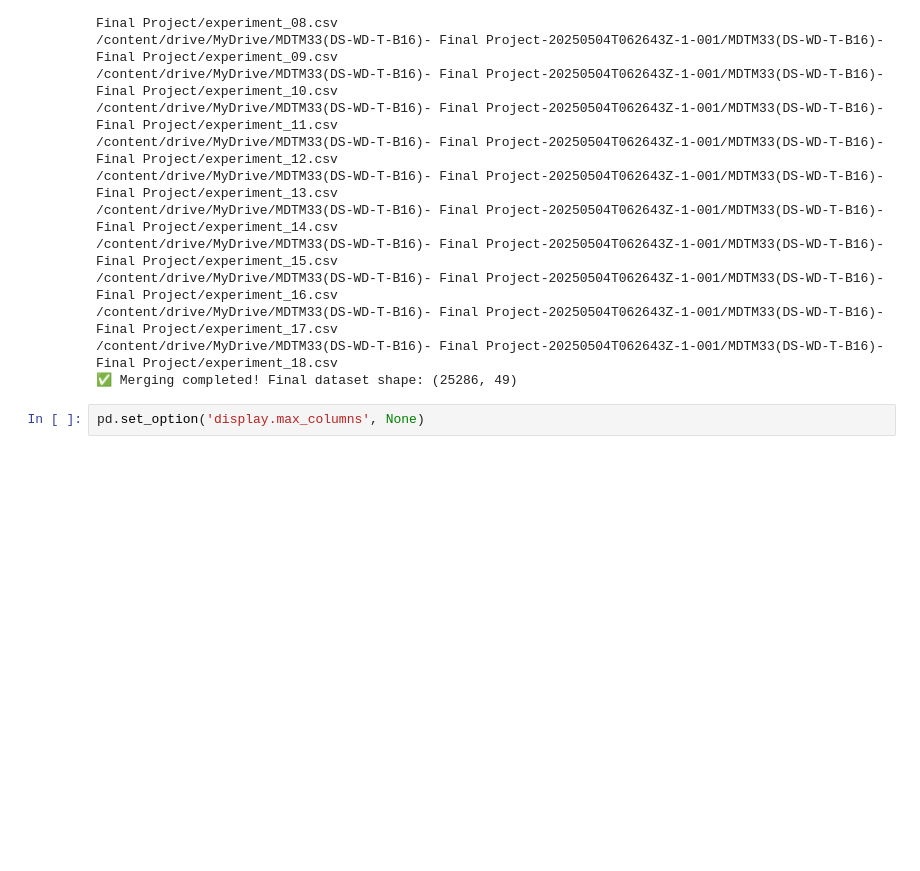
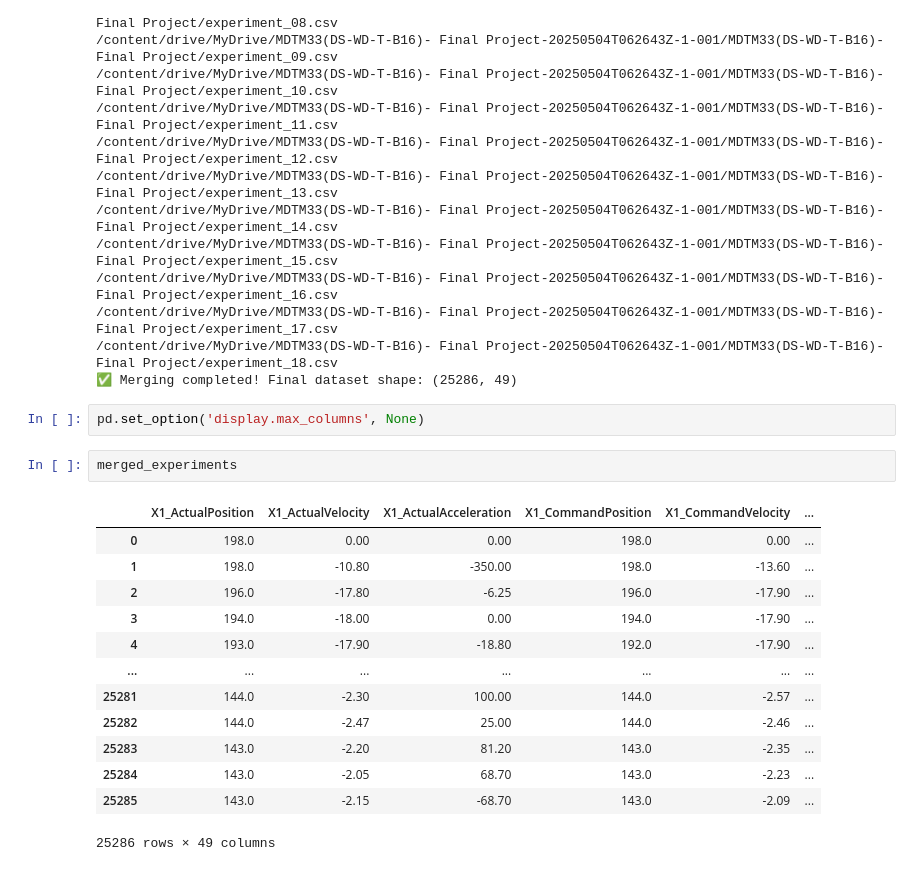
Before and after one commit to raju1207/CNC-Milling-Performance-Analysis-and-Fault-Detection, a Jupyter notebook: CNC_Milling_Performance_Analysis_and_Fault_Detection.ipynb, the cells around one changed output. Saved outputs shown, nothing was run; the diff lists cells and outputs as text; blank space fills up the shorter version.

```diff
--- a/CNC_Milling_Performance_Analysis_and_Fault_Detection.ipynb
+++ b/CNC_Milling_Performance_Analysis_and_Fault_Detection.ipynb
@@ -57,3 +57,19 @@ merged_experiments.to_csv("merged_experiments.csv")
 ✅ Merging completed! Final dataset shape: (25286, 49)
 # %%
 pd.set_option('display.max_columns', None)
+# %%
+merged_experiments
+# %% [output]
+|  | X1_ActualPosition | X1_ActualVelocity | X1_ActualAcceleration | X1_CommandPosition | X1_CommandVelocity | ... |
+| 0 | 198.0 | 0.00 | 0.00 | 198.0 | 0.00 | ... |
+| 1 | 198.0 | -10.80 | -350.00 | 198.0 | -13.60 | ... |
+| 2 | 196.0 | -17.80 | -6.25 | 196.0 | -17.90 | ... |
+| 3 | 194.0 | -18.00 | 0.00 | 194.0 | -17.90 | ... |
+| 4 | 193.0 | -17.90 | -18.80 | 192.0 | -17.90 | ... |
+| ... | ... | ... | ... | ... | ... | ... |
+| 25281 | 144.0 | -2.30 | 100.00 | 144.0 | -2.57 | ... |
+| 25282 | 144.0 | -2.47 | 25.00 | 144.0 | -2.46 | ... |
+| 25283 | 143.0 | -2.20 | 81.20 | 143.0 | -2.35 | ... |
+| 25284 | 143.0 | -2.05 | 68.70 | 143.0 | -2.23 | ... |
+| 25285 | 143.0 | -2.15 | -68.70 | 143.0 | -2.09 | ... |
+25286 rows × 49 columns
```
